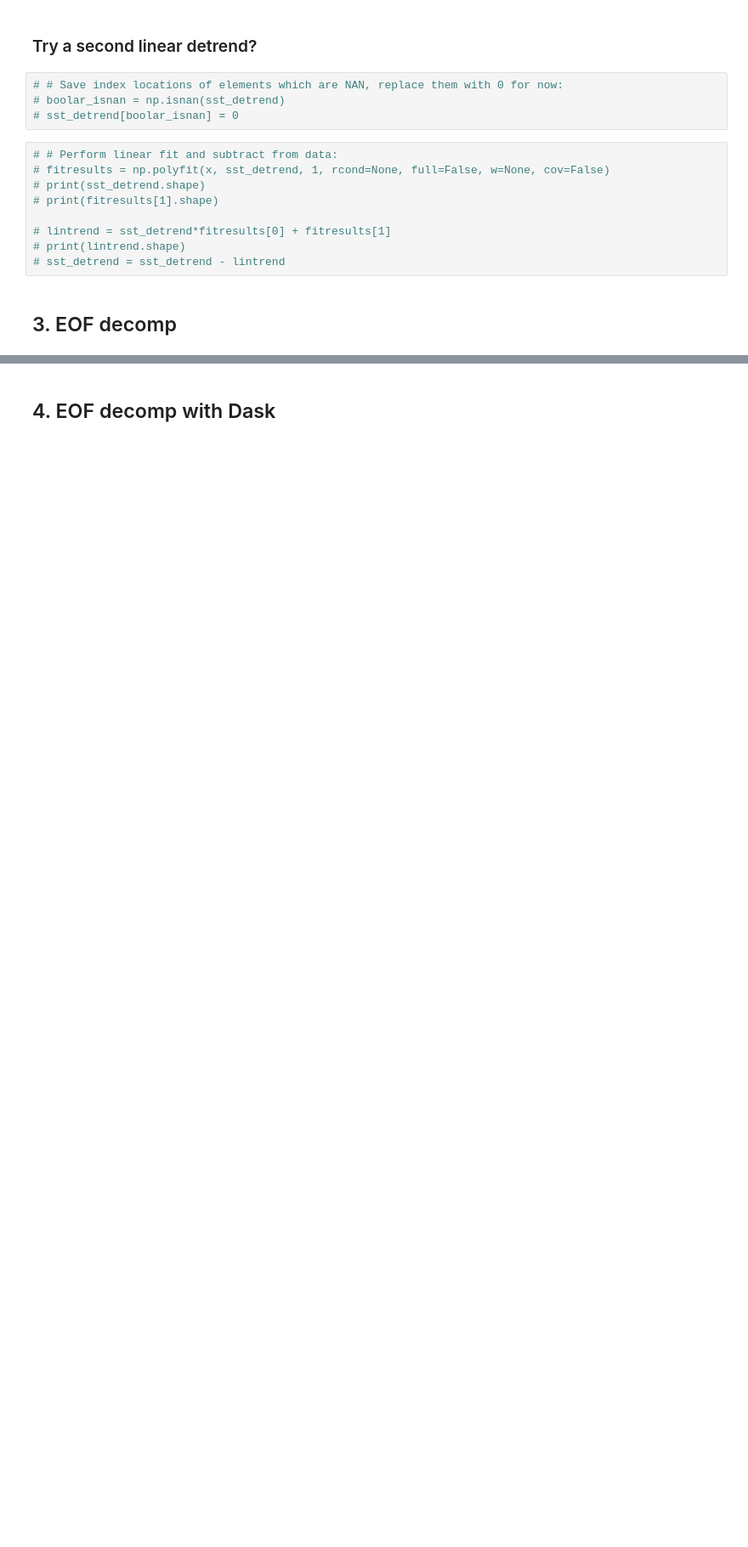
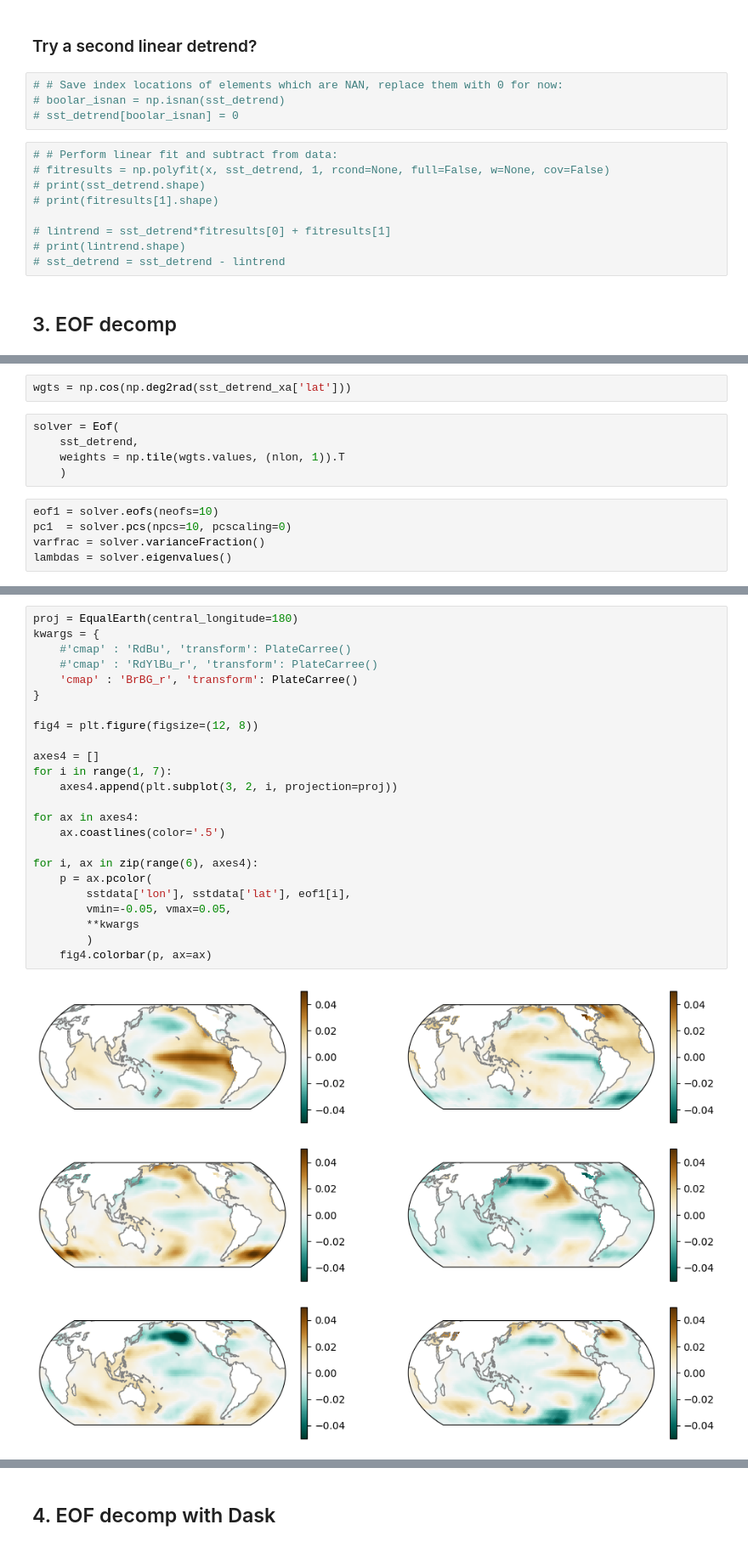
Before and after one commit to DeanHenze/Dask-with-cloud, a Jupyter notebook: examples/eof_ersst.ipynb, the cells around one changed output, grey strips where cells are left out. Shown at 85% size. Drawn from its saved outputs; the diff is of its cells as text; blank space fills up the shorter version.

```diff
--- a/examples/eof_ersst.ipynb
+++ b/examples/eof_ersst.ipynb
@@ -487,0 +357,12 @@ import xeofs as xe
+# %%
+wgts = np.cos(np.deg2rad(sst_detrend_xa['lat']))
+# %%
+solver = Eof(
+    sst_detrend,
+    weights = np.tile(wgts.values, (nlon, 1)).T
+    )
+# %%
+eof1 = solver.eofs(neofs=10)
+pc1  = solver.pcs(npcs=10, pcscaling=0)
+varfrac = solver.varianceFraction()
+lambdas = solver.eigenvalues()
@@ -487,0 +374,26 @@ import xeofs as xe
+# %%
+proj = EqualEarth(central_longitude=180)
+kwargs = {
+    #'cmap' : 'RdBu', 'transform': PlateCarree()
+    #'cmap' : 'RdYlBu_r', 'transform': PlateCarree()
+    'cmap' : 'BrBG_r', 'transform': PlateCarree()
+}
+
+fig4 = plt.figure(figsize=(12, 8))
+
+axes4 = []
+for i in range(1, 7):
+    axes4.append(plt.subplot(3, 2, i, projection=proj))
+
+for ax in axes4:
+    ax.coastlines(color='.5')
+
+for i, ax in zip(range(6), axes4):
+    p = ax.pcolor(
+        sstdata['lon'], sstdata['lat'], eof1[i],
+        vmin=-0.05, vmax=0.05,
+        **kwargs
+        )
+    fig4.colorbar(p, ax=ax)
+# %% [output]
+[figure, added]
```
Also changed, not shown: parts of 72 cells of this notebook.
